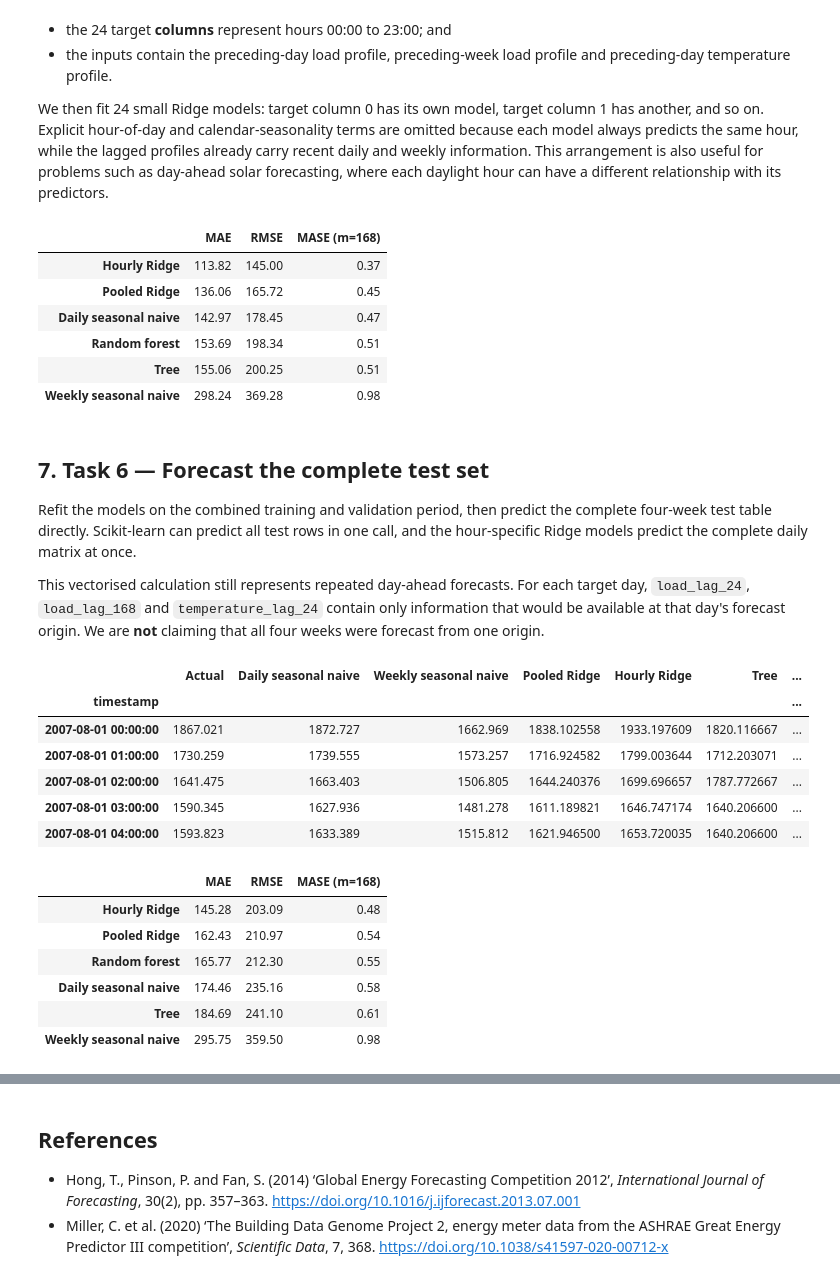
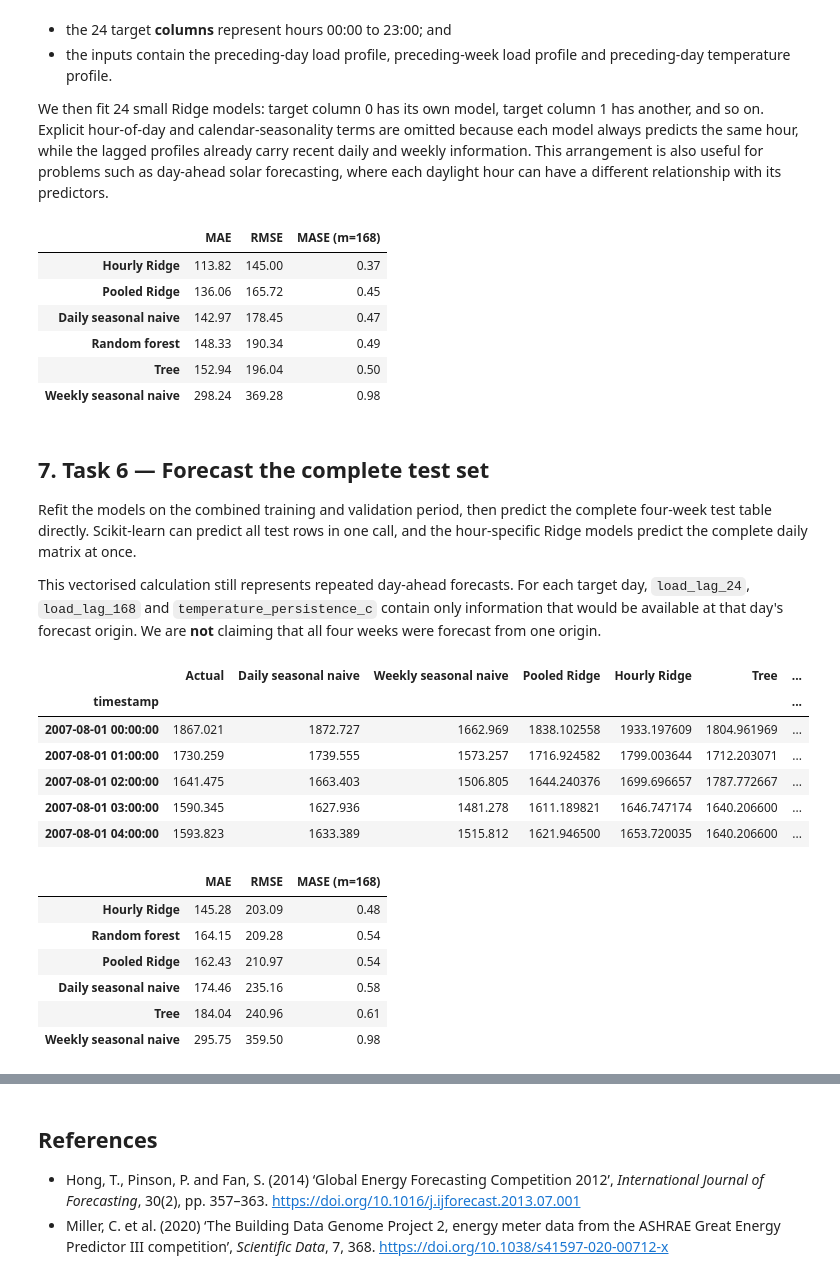
Before and after one commit to akylasstrat/BENV0169_26-27, a Jupyter notebook: tutorial_7_smart_meter_load_forecasting_solution.ipynb, the cells around one changed output, grey strips where cells are left out. Cells and saved outputs as stored; diff of their text form; code cells hidden in the pictures.

```diff
--- a/tutorial_7_smart_meter_load_forecasting_solution.ipynb
+++ b/tutorial_7_smart_meter_load_forecasting_solution.ipynb
@@ -255,7 +267,7 @@ def make_features(data, target_column, temperature_column):
     features["target"] = data[target_column]
     features["load_lag_24"] = data[target_column].shift(24)
     features["load_lag_168"] = data[target_column].shift(168)
-    features["temperature_lag_24"] = data[temperature_column].shift(24)
+    features["temperature_persistence_c"] = data[temperature_column].shift(24)
 
     hour = features.index.hour
     day_of_week = features.index.dayofweek
@@ -271,7 +283,7 @@ def make_features(data, target_column, temperature_column):
 BASE_FEATURES = [
     "load_lag_24",
     "load_lag_168",
-    "temperature_lag_24",
+    "temperature_persistence_c",
     "is_weekend",
 ]
 
@@ -284,15 +296,17 @@ CYCLICAL_FEATURES = BASE_FEATURES + [
 
 INTEGER_FEATURES = BASE_FEATURES + ["hour", "day_of_week"]
 
-# The pooled Ridge, single tree and building example use cyclical features.
-FEATURE_COLUMNS = CYCLICAL_FEATURES
+# Linear Ridge uses smooth cyclical encodings. Both tree models use the same
+# compact integer calendar representation.
+RIDGE_FEATURES = CYCLICAL_FEATURES
+TREE_FEATURES = INTEGER_FEATURES
 
 # The hour-specific Ridge model uses daily profiles of these lagged inputs.
 # It does not need explicit hour or calendar encodings.
 HOURLY_RIDGE_INPUTS = [
     "load_lag_24",
     "load_lag_168",
-    "temperature_lag_24",
+    "temperature_persistence_c",
 ]
 
 system_features = make_features(system_data, "load_mw", "air_temperature_c")
@@ -430,16 +444,16 @@ rf_model = RandomForestRegressor(
     n_jobs=1,
 )
 
-ridge_model.fit(train[FEATURE_COLUMNS], train["target"])
-tree_model.fit(train[FEATURE_COLUMNS], train["target"])
-rf_model.fit(train[INTEGER_FEATURES], train["target"])
+ridge_model.fit(train[RIDGE_FEATURES], train["target"])
+tree_model.fit(train[TREE_FEATURES], train["target"])
+rf_model.fit(train[TREE_FEATURES], train["target"])
 
 validation_forecasts["Pooled Ridge"] = ridge_model.predict(
-    validation[FEATURE_COLUMNS]
+    validation[RIDGE_FEATURES]
 )
-validation_forecasts["Tree"] = tree_model.predict(validation[FEATURE_COLUMNS])
+validation_forecasts["Tree"] = tree_model.predict(validation[TREE_FEATURES])
 validation_forecasts["Random forest"] = rf_model.predict(
-    validation[INTEGER_FEATURES]
+    validation[TREE_FEATURES]
 )
 # %% [markdown]
 ### Task 5.5 — One Ridge model for each hour of the day
@@ -520,47 +534,47 @@ validation_scores.round(2)
 | Hourly Ridge | 113.82 | 145.00 | 0.37 |
 | Pooled Ridge | 136.06 | 165.72 | 0.45 |
 | Daily seasonal naive | 142.97 | 178.45 | 0.47 |
-| Random forest | 153.69 | 198.34 | 0.51 |
-| Tree | 155.06 | 200.25 | 0.51 |
+| Random forest | 148.33 | 190.34 | 0.49 |
+| Tree | 152.94 | 196.04 | 0.50 |
 | Weekly seasonal naive | 298.24 | 369.28 | 0.98 |
 # %% [markdown]
 ## 7. Task 6 — Forecast the complete test set
 
 Refit the models on the combined training and validation period, then predict the complete four-week test table directly. Scikit-learn can predict all test rows in one call, and the hour-specific Ridge models predict the complete daily matrix at once.
 
-This vectorised calculation still represents repeated day-ahead forecasts. For each target day, `load_lag_24`, `load_lag_168` and `temperature_lag_24` contain only information that would be available at that day's forecast origin. We are **not** claiming that all four weeks were forecast from one origin.
+This vectorised calculation still represents repeated day-ahead forecasts. For each target day, `load_lag_24`, `load_lag_168` and `temperature_persistence_c` contain only information that would be available at that day's forecast origin. We are **not** claiming that all four weeks were forecast from one origin.
 # %%
 development = system_features.loc[TRAIN_START:VALIDATION_END]
 
-ridge_model.fit(development[FEATURE_COLUMNS], development["target"])
-tree_model.fit(development[FEATURE_COLUMNS], development["target"])
-rf_model.fit(development[INTEGER_FEATURES], development["target"])
+ridge_model.fit(development[RIDGE_FEATURES], development["target"])
+tree_model.fit(development[TREE_FEATURES], development["target"])
+rf_model.fit(development[TREE_FEATURES], development["target"])
 
 X_development_daily, y_development_daily = reshape_complete_days(
     development, HOURLY_RIDGE_INPUTS
 )
 X_test_daily, y_test_daily = reshape_complete_days(test, HOURLY_RIDGE_INPUTS)
 
 hourly_ridge_models = fit_hourly_ridge_models(
     X_development_daily, y_development_daily, alpha=10.0
 )
 hourly_ridge_test = predict_hourly_ridge(hourly_ridge_models, X_test_daily)
 
 system_forecasts = pd.DataFrame(index=test.index)
 system_forecasts["Actual"] = test["target"]
 system_forecasts["Daily seasonal naive"] = test["load_lag_24"]
 system_forecasts["Weekly seasonal naive"] = test["load_lag_168"]
-system_forecasts["Pooled Ridge"] = ridge_model.predict(test[FEATURE_COLUMNS])
+system_forecasts["Pooled Ridge"] = ridge_model.predict(test[RIDGE_FEATURES])
 system_forecasts["Hourly Ridge"] = hourly_ridge_test.reshape(-1)
-system_forecasts["Tree"] = tree_model.predict(test[FEATURE_COLUMNS])
-system_forecasts["Random forest"] = rf_model.predict(test[INTEGER_FEATURES])
+system_forecasts["Tree"] = tree_model.predict(test[TREE_FEATURES])
+system_forecasts["Random forest"] = rf_model.predict(test[TREE_FEATURES])
 
 assert len(system_forecasts) == 28 * 24
 system_forecasts.head()
 # %% [output]
 |  | Actual | Daily seasonal naive | Weekly seasonal naive | Pooled Ridge | Hourly Ridge | Tree | ... |
 | timestamp |  |  |  |  |  |  | ... |
-| 2007-08-01 00:00:00 | 1867.021 | 1872.727 | 1662.969 | 1838.102558 | 1933.197609 | 1820.116667 | ... |
+| 2007-08-01 00:00:00 | 1867.021 | 1872.727 | 1662.969 | 1838.102558 | 1933.197609 | 1804.961969 | ... |
 | 2007-08-01 01:00:00 | 1730.259 | 1739.555 | 1573.257 | 1716.924582 | 1799.003644 | 1712.203071 | ... |
 | 2007-08-01 02:00:00 | 1641.475 | 1663.403 | 1506.805 | 1644.240376 | 1699.696657 | 1787.772667 | ... |
 | 2007-08-01 03:00:00 | 1590.345 | 1627.936 | 1481.278 | 1611.189821 | 1646.747174 | 1640.206600 | ... |
@@ -578,10 +592,10 @@ system_scores.round(2)
 # %% [output]
 |  | MAE | RMSE | MASE (m=168) |
 | Hourly Ridge | 145.28 | 203.09 | 0.48 |
+| Random forest | 164.15 | 209.28 | 0.54 |
 | Pooled Ridge | 162.43 | 210.97 | 0.54 |
-| Random forest | 165.77 | 212.30 | 0.55 |
 | Daily seasonal naive | 174.46 | 235.16 | 0.58 |
-| Tree | 184.69 | 241.10 | 0.61 |
+| Tree | 184.04 | 240.96 | 0.61 |
 | Weekly seasonal naive | 295.75 | 359.50 | 0.98 |
 # %%
 plot_week = system_forecasts.loc["2007-08-06":"2007-08-12"]
```
Also changed, not shown: parts of 12 cells of this notebook, 5 other files.
